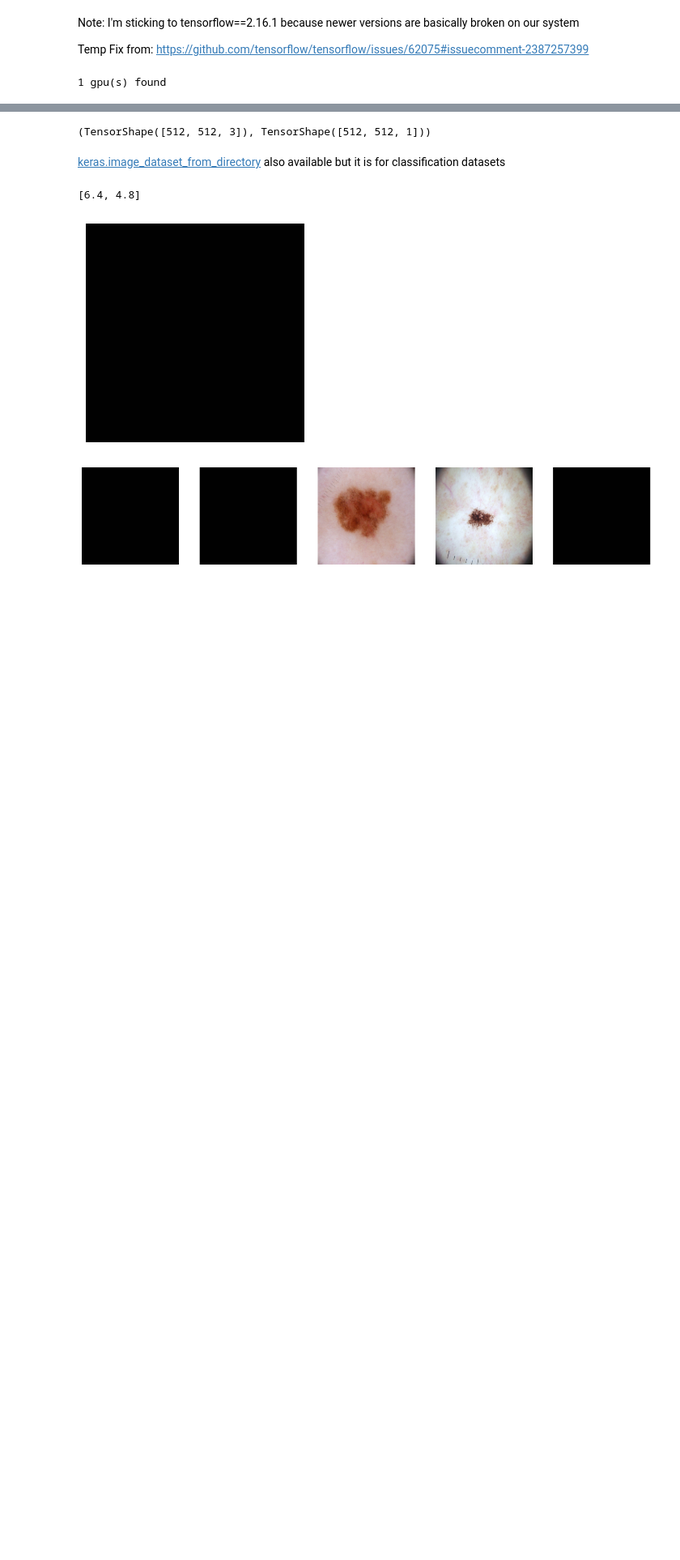
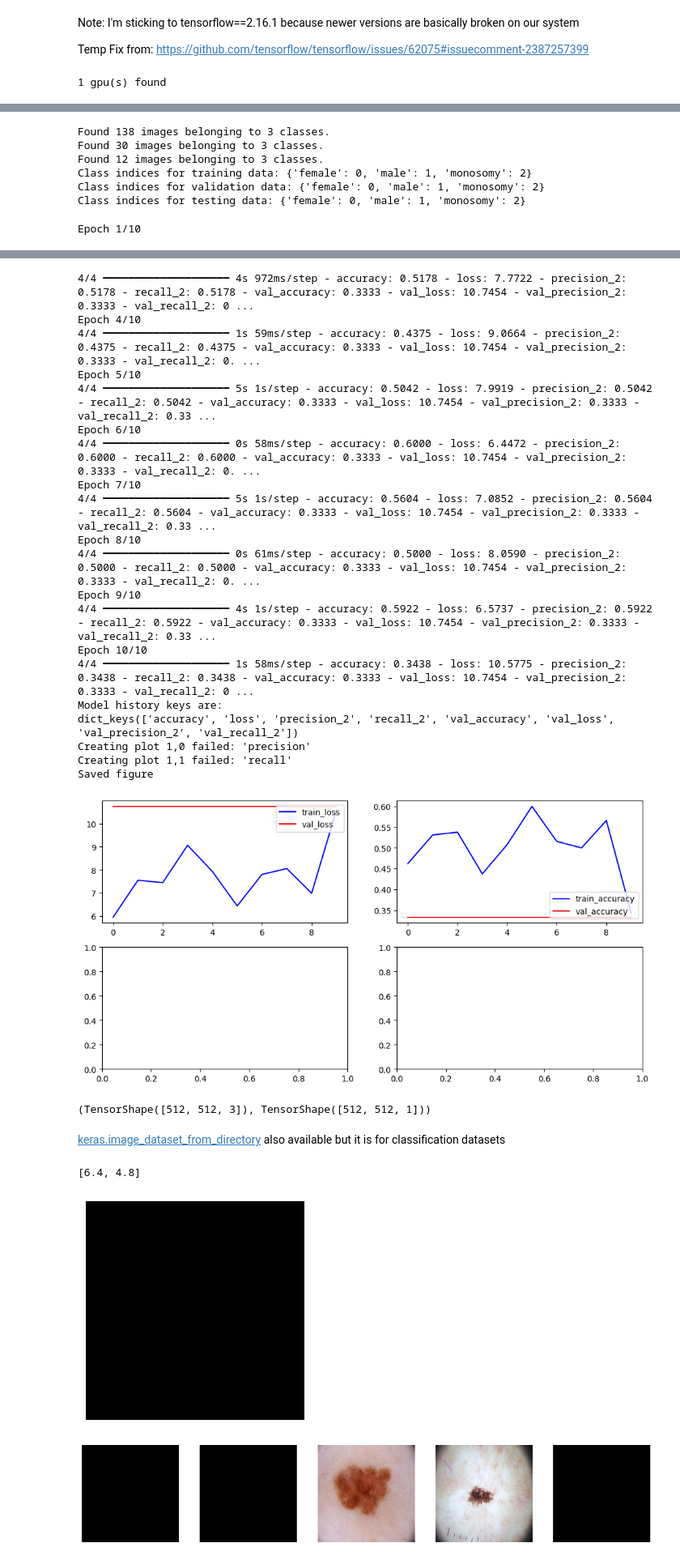
Before and after one commit to kadijairus/CNN_model_chromosome_detection_X_Y_X0, a Jupyter notebook: Chromosome_CNN_training.ipynb, the cells around one changed output, grey strips where cells are left out. Shown at 81% size. Saved outputs shown, nothing was run; the diff lists cells and outputs as text; code cells hidden in the pictures; blank space fills up the shorter version.

Commit message:
First training- Changed metrics.

```diff
--- a/Chromosome_CNN_training.ipynb
+++ b/Chromosome_CNN_training.ipynb
@@ -149,3 +216,4 @@ Directories for logs and models created successfully in 2024-12-20_21-45_Chromo_
 # %%
-#IMG_SIZE = (512, 512)
+IMG_SIZE = (300, 300)
+INPUT_SHAPE = (300, 300, 3)
 #IMG_SIZE = (224, 224) # Original image size for ResNet images
@@ -219,13 +222,13 @@ def create_xception(input_shape, num_classes):
 
 
 # Adjustable parameters. Specified based on input pictures and classes.
-input_shape = (150, 150, 3)
+input_shape = INPUT_SHAPE
 num_classes = 3
 # Uses 'adam' or 'sgd' optimizer
 selected_optimizer = "adam"
 
 #model = create_xception(input_shape, num_classes)
-model = create_cnn(input_shape, num_classes)
+model = create_cnn(num_classes)
 
 # Compiles the model 'adam' or 'sgd' optimizer
 model.compile(optimizer=selected_optimizer,
@@ -233,7 +236,7 @@ model.compile(optimizer=selected_optimizer,
               metrics=['accuracy', Precision(), Recall()])
 
 # Saves model summary in table format
-summary_file = f"{report_dir}/{today}_Model_architecture_summary_optimizer_sgd.txt"
+summary_file = f"{report_dir}/{today}_Model_architecture_summary_optimizer_{selected_optimizer}.txt"
 with open(summary_file, 'w') as f:
     model.summary(print_fn=lambda x: f.write(x + '\n'))
 # Shows the model
@@ -278,9 +320,7 @@ test_datagen = ImageDataGenerator(rescale=1./255)
 
 
 batch_size = 32
-target_size=(150, 150)
-
-# Paths to directories are specified above
+target_size=IMG_SIZE
 
 # Changes parameters after each batch
 train_generator = train_datagen.flow_from_directory(
@@ -307,13 +347,24 @@ test_generator = test_datagen.flow_from_directory(
     class_mode='categorical',
     shuffle=False  # Ensure the generator does not shuffle the images
 )
+
+print("Class indices for training data:", train_generator.class_indices)
+print("Class indices for validation data:", val_generator.class_indices)
+print("Class indices for testing data:", test_generator.class_indices)
+# %% [output]
+Found 138 images belonging to 3 classes.
+Found 30 images belonging to 3 classes.
+Found 12 images belonging to 3 classes.
+Class indices for training data: {'female': 0, 'male': 1, 'monosomy': 2}
+Class indices for validation data: {'female': 0, 'male': 1, 'monosomy': 2}
+Class indices for testing data: {'female': 0, 'male': 1, 'monosomy': 2}
 # %%
 """Trains and tests the model and writes results to file."""
 
 
 #import matplotlib.pyplot as plt
 from tensorflow.keras.callbacks import Callback
-from sklearn.metrics import classification_report
+#from sklearn.metrics import classification_report
 
 number_of_epochs = 10
 
@@ -379,3 +430,9 @@ except Exception as e:
       print('Saved figure')
     except Exception as e:
       print(f'Saving figure failed: {e}')
+
+"""Saves model."""
+save_path = f"models/{today}_Cyto_cnn_model_{number_of_epochs}_epochs_{batch_size}_batches_optimizer_{selected_optimizer}.keras"
+model.save(save_path)
+# %% [output]
+Epoch 1/10
@@ -382,3 +459,24 @@ except Exception as e:
+4/4 ━━━━━━━━━━━━━━━━━━━━ 4s 972ms/step - accuracy: 0.5178 - loss: 7.7722 - precision_2: 0.5178 - recall_2: 0.5178 - val_accuracy: 0.3333 - val_loss: 10.7454 - val_precision_2: 0.3333 - val_recall_2: 0 ...
+Epoch 4/10
+4/4 ━━━━━━━━━━━━━━━━━━━━ 1s 59ms/step - accuracy: 0.4375 - loss: 9.0664 - precision_2: 0.4375 - recall_2: 0.4375 - val_accuracy: 0.3333 - val_loss: 10.7454 - val_precision_2: 0.3333 - val_recall_2: 0. ...
+Epoch 5/10
+4/4 ━━━━━━━━━━━━━━━━━━━━ 5s 1s/step - accuracy: 0.5042 - loss: 7.9919 - precision_2: 0.5042 - recall_2: 0.5042 - val_accuracy: 0.3333 - val_loss: 10.7454 - val_precision_2: 0.3333 - val_recall_2: 0.33 ...
+Epoch 6/10
+4/4 ━━━━━━━━━━━━━━━━━━━━ 0s 58ms/step - accuracy: 0.6000 - loss: 6.4472 - precision_2: 0.6000 - recall_2: 0.6000 - val_accuracy: 0.3333 - val_loss: 10.7454 - val_precision_2: 0.3333 - val_recall_2: 0. ...
+Epoch 7/10
+4/4 ━━━━━━━━━━━━━━━━━━━━ 5s 1s/step - accuracy: 0.5604 - loss: 7.0852 - precision_2: 0.5604 - recall_2: 0.5604 - val_accuracy: 0.3333 - val_loss: 10.7454 - val_precision_2: 0.3333 - val_recall_2: 0.33 ...
+Epoch 8/10
+4/4 ━━━━━━━━━━━━━━━━━━━━ 0s 61ms/step - accuracy: 0.5000 - loss: 8.0590 - precision_2: 0.5000 - recall_2: 0.5000 - val_accuracy: 0.3333 - val_loss: 10.7454 - val_precision_2: 0.3333 - val_recall_2: 0. ...
+Epoch 9/10
+4/4 ━━━━━━━━━━━━━━━━━━━━ 4s 1s/step - accuracy: 0.5922 - loss: 6.5737 - precision_2: 0.5922 - recall_2: 0.5922 - val_accuracy: 0.3333 - val_loss: 10.7454 - val_precision_2: 0.3333 - val_recall_2: 0.33 ...
+Epoch 10/10
+4/4 ━━━━━━━━━━━━━━━━━━━━ 1s 58ms/step - accuracy: 0.3438 - loss: 10.5775 - precision_2: 0.3438 - recall_2: 0.3438 - val_accuracy: 0.3333 - val_loss: 10.7454 - val_precision_2: 0.3333 - val_recall_2: 0 ...
+Model history keys are:
+dict_keys(['accuracy', 'loss', 'precision_2', 'recall_2', 'val_accuracy', 'val_loss', 'val_precision_2', 'val_recall_2'])
+Creating plot 1,0 failed: 'precision'
+Creating plot 1,1 failed: 'recall'
+Saved figure
+[figure, added]
 # %%
 """Saves model."""
 save_path = f"models/{today}_Cyto_cnn_model_{number_of_epochs}_epochs_{batch_size}_batches_optimizer_{selected_optimizer}.keras"
```
Also changed, not shown: parts of 11 cells of this notebook.
